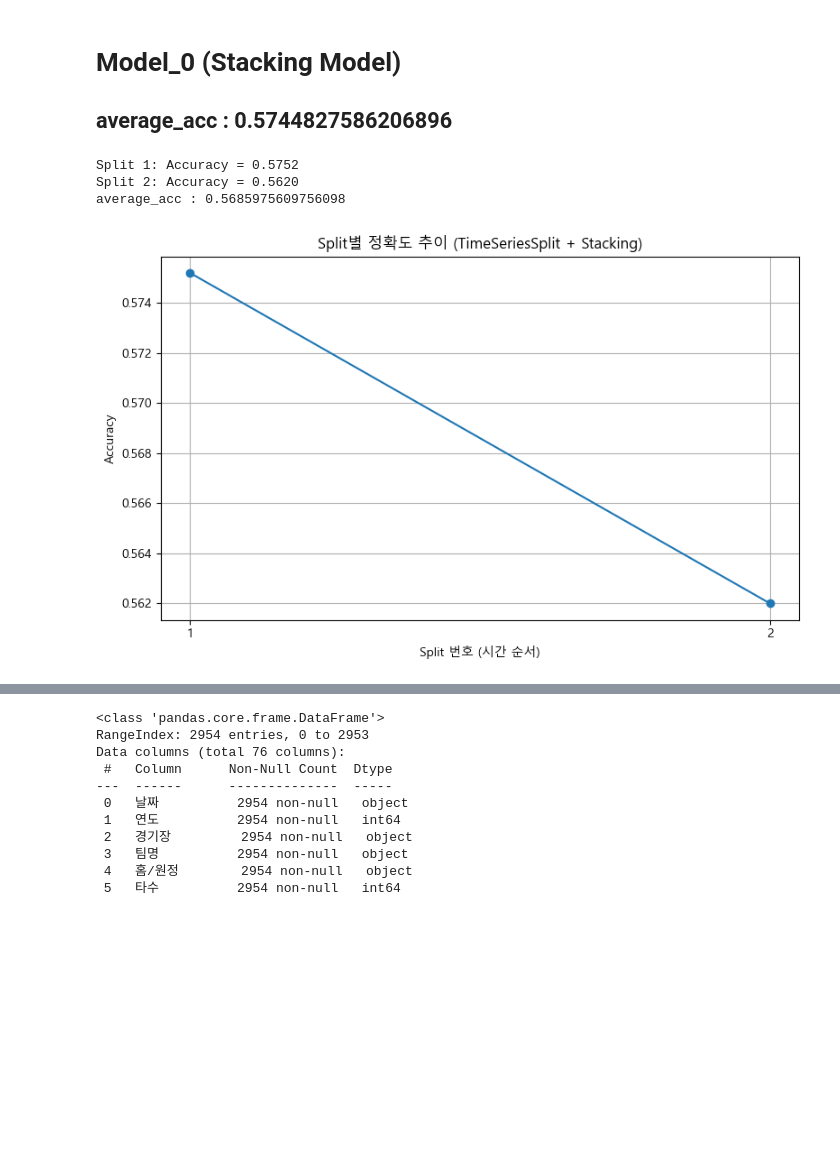
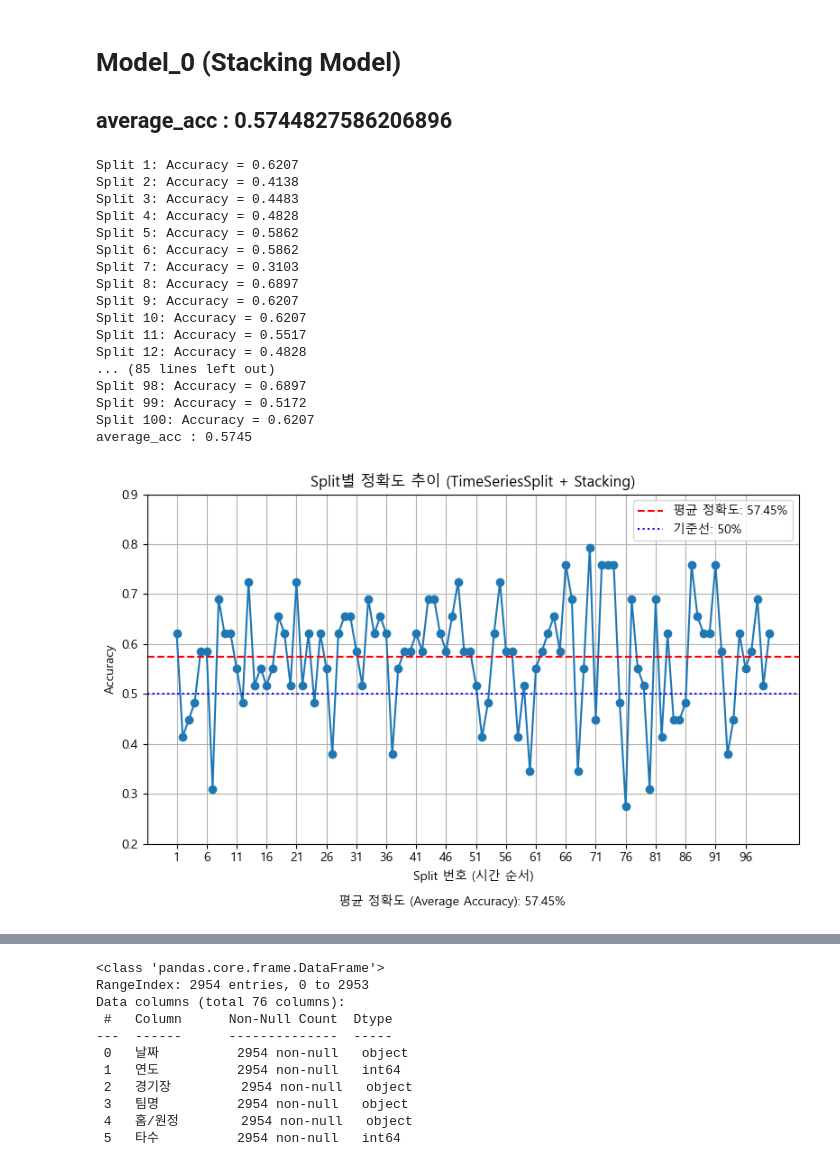
Before and after one commit to jinha12345/BASEBALL, a Jupyter notebook: Model_Main.ipynb, the cells around one changed output, grey strips where cells are left out. Saved outputs shown, nothing was run; the diff lists cells and outputs as text; code cells hidden in the pictures; blank space fills up the shorter version.

```diff
--- a/Model_Main.ipynb
+++ b/Model_Main.ipynb
@@ -546,41 +546,74 @@ preprocessing = Pipeline([
 ])
 
 # 시계열 분할 및 반복 학습
-tscv = TimeSeriesSplit(n_splits=2)
+tscv = TimeSeriesSplit(n_splits=100)
 accuracies = []
 
 for i, (train_index, test_index) in enumerate(tscv.split(X)):
     X_train, X_test = X.iloc[train_index], X.iloc[test_index]
     y_train, y_test = y.iloc[train_index], y.iloc[test_index]
 
     # 전처리
     X_train_processed = preprocessing.fit_transform(X_train)
     X_test_processed = preprocessing.transform(X_test)
 
     # 스태킹 모델 준비
     base_models = create_base_models()
     stacking_model = create_stacking_classifier(base_models)
 
     # 모델 학습 및 평가
     stacking_model.fit(X_train_processed, y_train)
     y_pred = stacking_model.predict(X_test_processed)
     acc = accuracy_score(y_test, y_pred)
     accuracies.append(acc)
     print(f"Split {i+1}: Accuracy = {acc:.4f}")
 
 # 정확도 시각화
 plt.figure(figsize=(8, 5))
 plt.plot(range(1, len(accuracies) + 1), accuracies, marker='o', linestyle='-')
 plt.title("Split별 정확도 추이 (TimeSeriesSplit + Stacking)")
 plt.xlabel("Split 번호 (시간 순서)")
 plt.ylabel("Accuracy")
 plt.xticks(range(1, len(accuracies) + 1, max(1, len(accuracies) // 20)))
+plt.ylim(0.2, 0.9)
 plt.grid(True)
-plt.tight_layout()
-print(f"average_acc : {sum(accuracies) / len(accuracies)}")
+
+# 평균 정확도 계산
+avg_acc = sum(accuracies) / len(accuracies)
+
+# ⬇️ 평균 정확도 수평선 (빨간 점선)
+plt.axhline(avg_acc, color='red', linestyle='--', linewidth=1.5, label=f'평균 정확도: {avg_acc:.2%}')
+
+# ⬇️ 기준선 0.5 (파란 점선)
+plt.axhline(0.5, color='blue', linestyle=':', linewidth=1.5, label='기준선: 50%')
+
+# 범례 추가
+plt.legend()
+
+# ⬇️ 하단에 평균 정확도 텍스트 추가
+plt.figtext(0.5, 0.01, f"평균 정확도 (Average Accuracy): {avg_acc:.2%}",
+            ha='center', fontsize=10)
+
+# 여백 조정
+plt.tight_layout(rect=[0, 0.03, 1, 1])
+print(f"average_acc : {avg_acc:.4f}")
 plt.show()
 # %% [output]
-Split 1: Accuracy = 0.5752
-Split 2: Accuracy = 0.5620
-average_acc : 0.5685975609756098
+Split 1: Accuracy = 0.6207
+Split 2: Accuracy = 0.4138
+Split 3: Accuracy = 0.4483
+Split 4: Accuracy = 0.4828
+Split 5: Accuracy = 0.5862
+Split 6: Accuracy = 0.5862
+Split 7: Accuracy = 0.3103
+Split 8: Accuracy = 0.6897
+Split 9: Accuracy = 0.6207
+Split 10: Accuracy = 0.6207
+Split 11: Accuracy = 0.5517
+Split 12: Accuracy = 0.4828
+... (85 lines left out)
+Split 98: Accuracy = 0.6897
+Split 99: Accuracy = 0.5172
+Split 100: Accuracy = 0.6207
+average_acc : 0.5745
-[figure, old version]
+[figure, new version]
```
Also changed, not shown: parts of 36 cells of this notebook, 59 other files.
